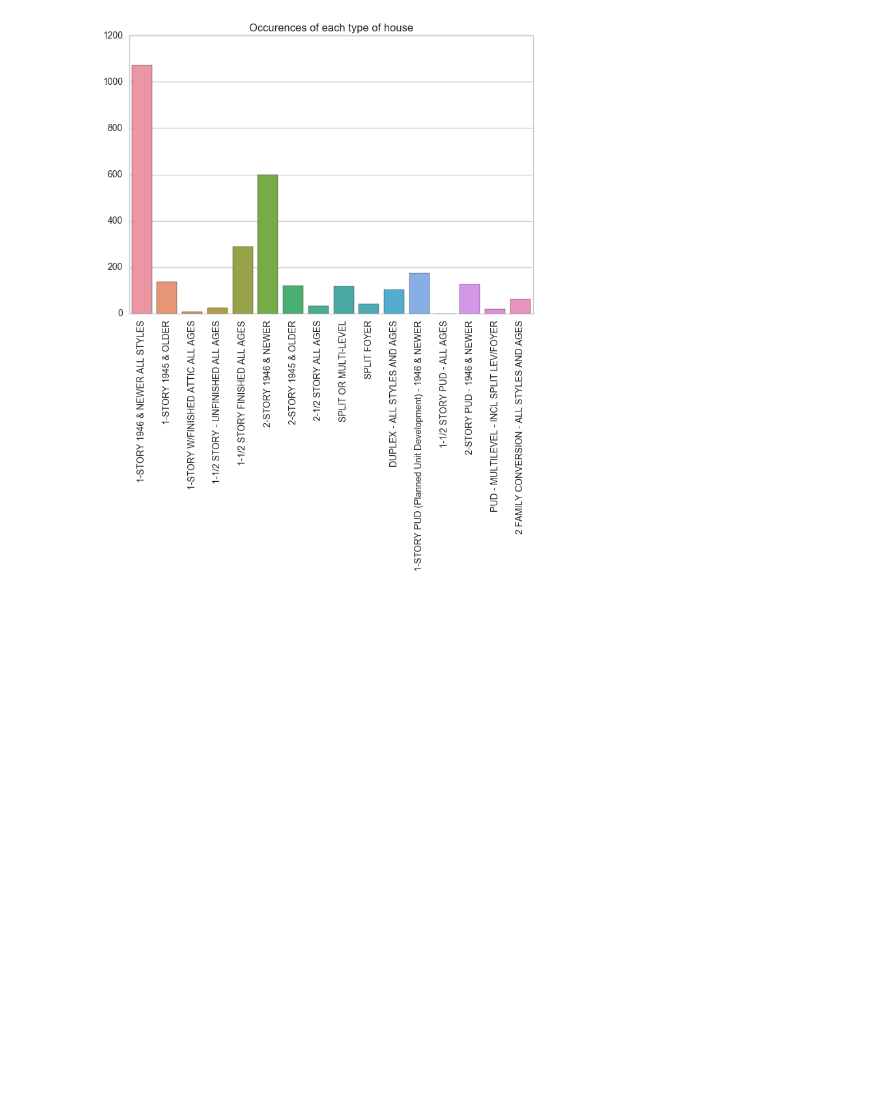
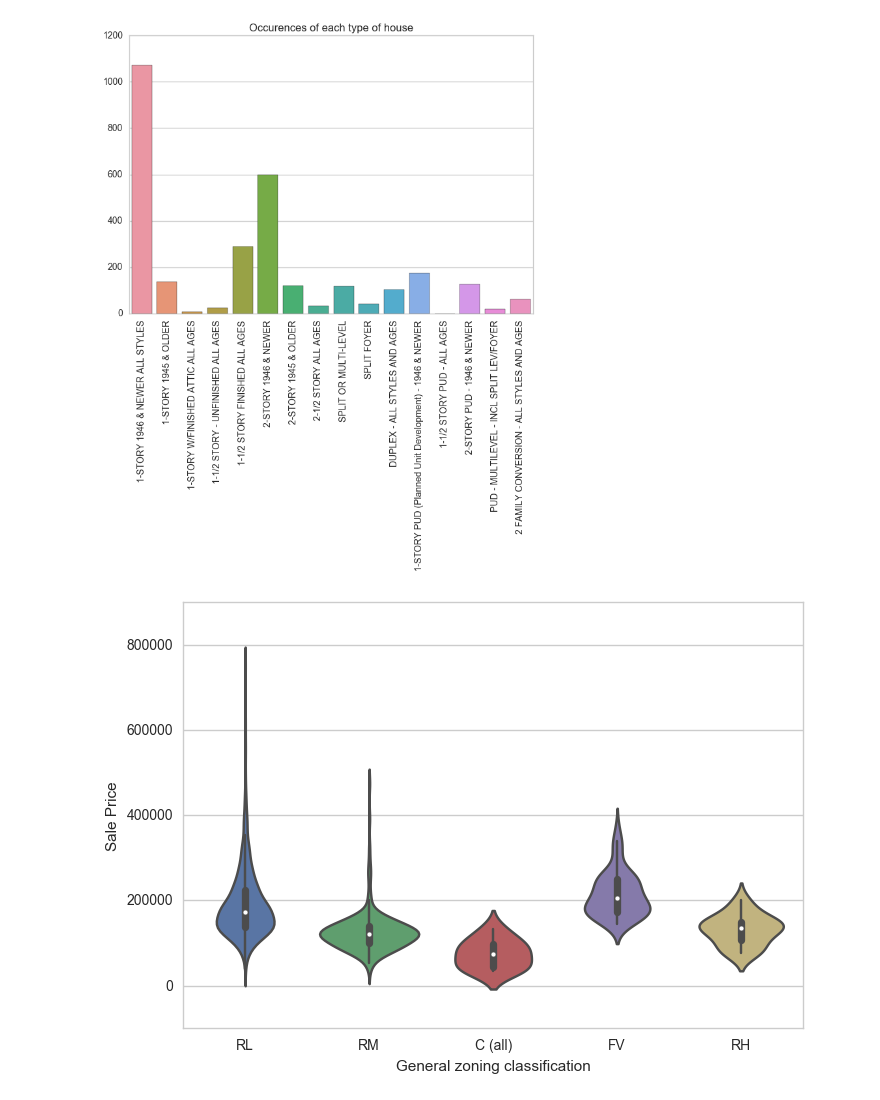
Before and after one commit to evanmiller29/house-prices, a Jupyter notebook: EDA.ipynb, the cells around one changed output. Saved outputs shown, nothing was run; the diff lists cells and outputs as text; code cells hidden in the pictures; blank space fills up the shorter version.

Commit message:
More pretty pictures
Adding graphics

```diff
--- a/EDA.ipynb
+++ b/EDA.ipynb
@@ -65,3 +65,11 @@ ax.set(xlabel = '', ylabel = '', title = title)
 ax.set_xticklabels(ax.get_xticklabels(), rotation='vertical');
 # %% [output]
 [figure]
+# %%
+analysis_sale = ttl_df.loc[lambda df: df.file == 'train', :]
+# %%
+ax = sns.violinplot(x="MSZoning", y="SalePrice", data=analysis_sale)
+ax.set(xlabel='General zoning classification', ylabel = 'Sale Price')
+plt.show()
+# %% [output]
+[figure, added]
```
Also changed, not shown: parts of 23 cells of this notebook.
